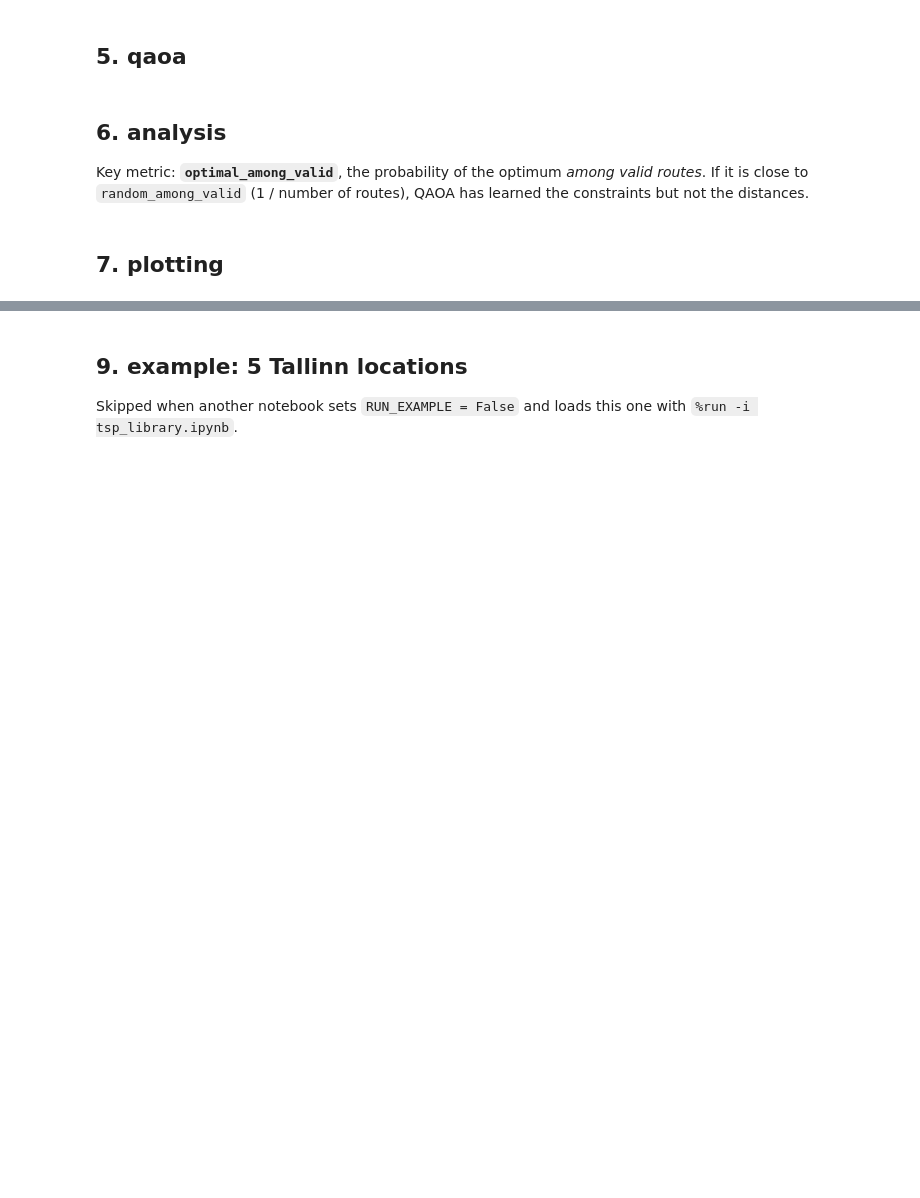
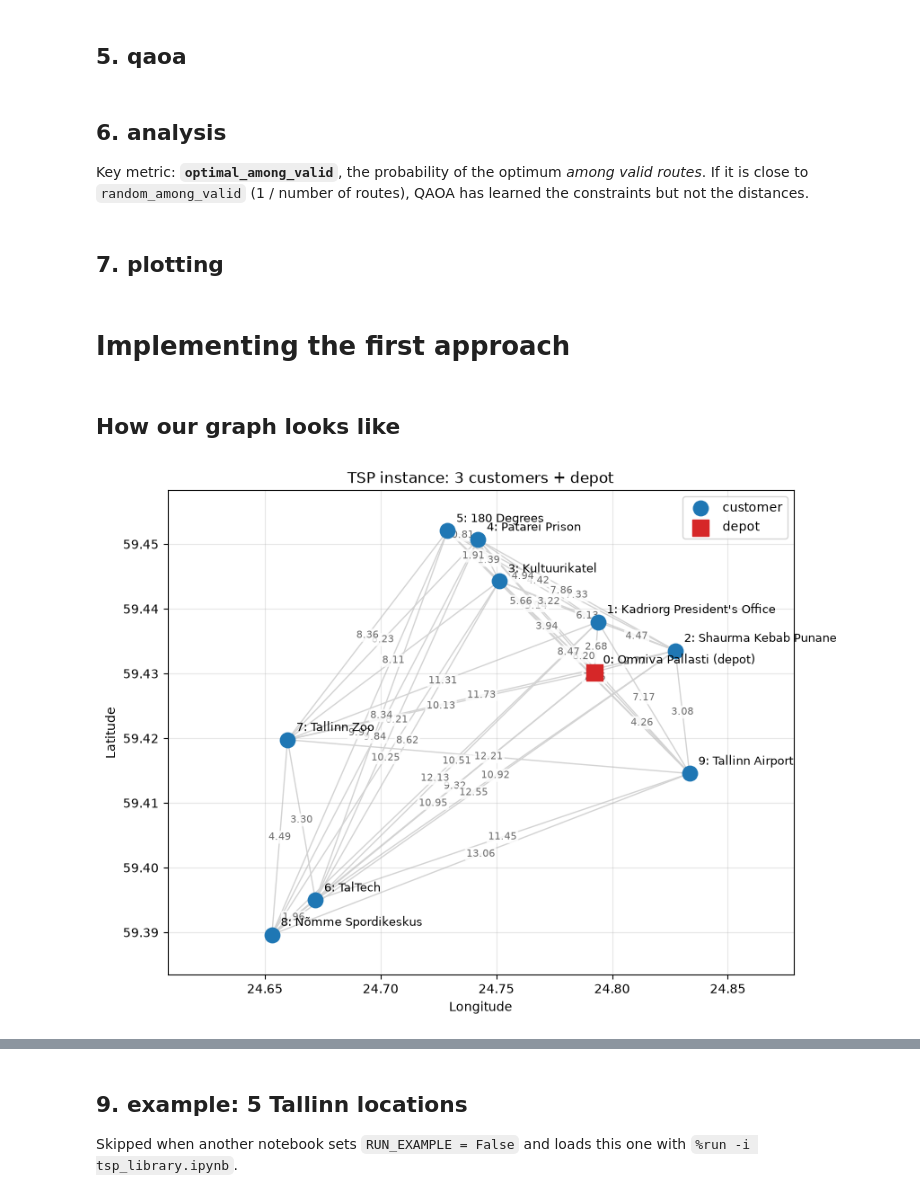
Before and after one commit to sisalik/qest-hack26-omniva, a Jupyter notebook: tsp_library.ipynb, the cells around one changed output, grey strips where cells are left out. Drawn from its saved outputs; the diff is of its cells as text; code cells hidden in the pictures; blank space fills up the shorter version.

```diff
--- a/tsp_library.ipynb
+++ b/tsp_library.ipynb
@@ -313,6 +346,37 @@ def evaluate(probs: np.ndarray, distances: np.ndarray, enc: PositionEncoding) ->
 # %% [markdown]
 ## 7. plotting
 # %%
+def plot_network(inst: Instance, show_distances: bool = True, depot: int = 0, title: str | None = None):
+    """The input network before optimization: all locations and all connections with their distances (km).
+
+    The depot is drawn as a red square. For an asymmetric matrix, edge labels show "i→j / j→i".
+    """
+    fig, ax = plt.subplots(figsize=(9, 7))
+    d = inst.distances
+    symmetric = np.allclose(d, d.T)
+    for i in range(inst.n):
+        for j in range(i + 1, inst.n):
+            ax.plot(inst.lon[[i, j]], inst.lat[[i, j]], "-", c="lightgray", lw=1, zorder=1)
+            if show_distances:
+                label = f"{d[i, j]:.2f}" if symmetric else f"{d[i, j]:.2f} / {d[j, i]:.2f}"
+                ax.annotate(label, ((inst.lon[i] + inst.lon[j]) / 2, (inst.lat[i] + inst.lat[j]) / 2),
+                            ha="center", va="center", fontsize=8, color="dimgray",
+                            bbox=dict(boxstyle="round,pad=0.15", fc="white", ec="none", alpha=0.8), zorder=2)
+    customers = [i for i in range(inst.n) if i != depot]
+    ax.scatter(inst.lon[customers], inst.lat[customers], s=140, c="tab:blue", zorder=3, label="customer")
+    ax.scatter(inst.lon[depot], inst.lat[depot], s=180, c="tab:red", marker="s", zorder=3, label="depot")
+    for i, name in enumerate(inst.names):
+        ax.annotate(f"{i}: {name}", (inst.lon[i], inst.lat[i]), xytext=(7, 7), textcoords="offset points",
+                    fontsize=9, zorder=4)
+    ax.set_title(title or f"Network: {inst.n} locations, {inst.n * (inst.n - 1) // 2} connections (km)")
+    ax.set_xlabel("Longitude")
+    ax.set_ylabel("Latitude")
+    ax.legend(loc="best")
+    ax.grid(True, alpha=0.3)
+    ax.margins(x=0.25, y=0.1)   # room for the location names
+    return fig
+
+
 def plot_route(inst: Instance, route: Route, title: str | None = None):
     fig, ax = plt.subplots(figsize=(8, 6))
     ax.plot(inst.lon[list(route)], inst.lat[list(route)], "o-", zorder=1)
@@ -340,3 +404,12 @@ def plot_distribution(result: QAOAResult):
     ax.legend()
     fig.tight_layout()
     return fig
+# %% [markdown]
+# Implementing the first approach
+# %% [markdown]
+## How our graph looks like
+# %%
+ins = load_instance(path="tallinn_osrm_matrix.json", n=10, symmetric=True)
+plot = plot_network(ins, show_distances=True, depot=0, title="TSP instance: 3 customers + depot")
+# %% [output]
+[figure, added]
```
Also changed, not shown: parts of 22 cells of this notebook.
